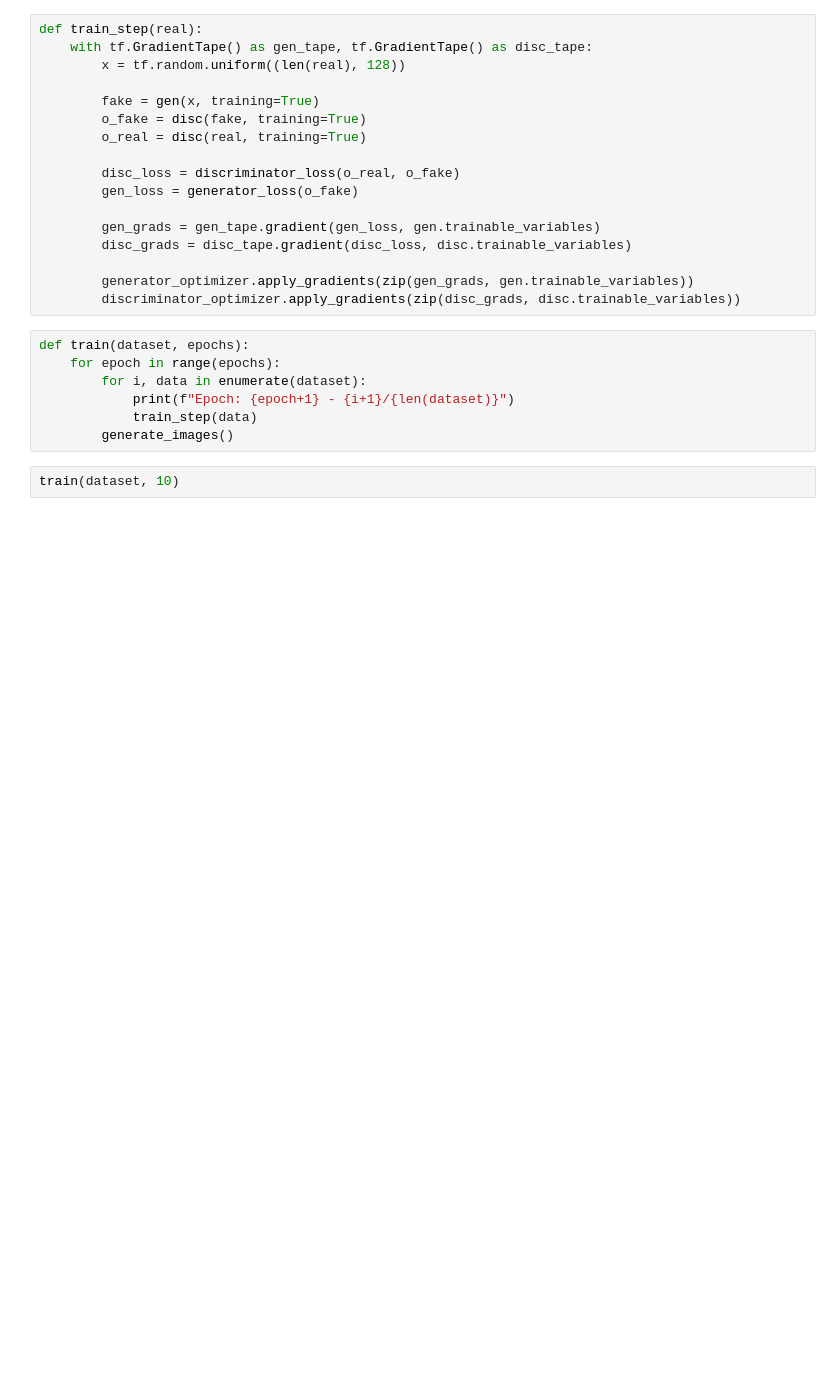
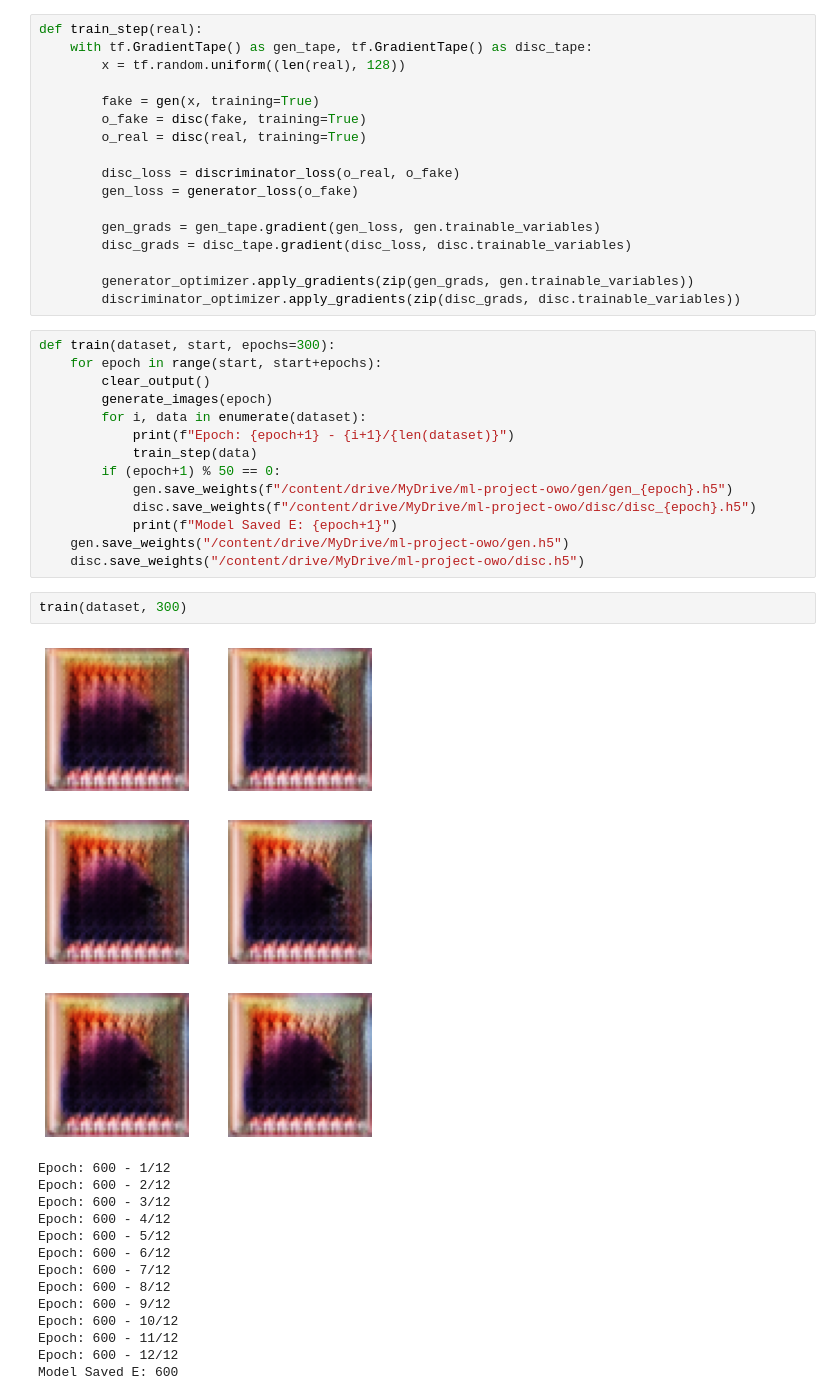
Before and after one commit to ggonzalesd/owogan, a Jupyter notebook: training.ipynb, the cells around one changed output. Saved outputs shown, nothing was run; the diff lists cells and outputs as text; blank space fills up the shorter version.

```diff
--- a/training.ipynb
+++ b/training.ipynb
@@ -190,13 +229,35 @@ def train_step(real):
 
         generator_optimizer.apply_gradients(zip(gen_grads, gen.trainable_variables))
         discriminator_optimizer.apply_gradients(zip(disc_grads, disc.trainable_variables))
-# %%
-def train(dataset, epochs):
-    for epoch in range(epochs):
-        for i, data in enumerate(dataset):
-            print(f"Epoch: {epoch+1} - {i+1}/{len(dataset)}")
-            train_step(data)
-        generate_images()
+# %%
+def train(dataset, start, epochs=300):
+    for epoch in range(start, start+epochs):
+        clear_output()
+        generate_images(epoch)
+        for i, data in enumerate(dataset):
+            print(f"Epoch: {epoch+1} - {i+1}/{len(dataset)}")
+            train_step(data)
+        if (epoch+1) % 50 == 0:
+            gen.save_weights(f"/content/drive/MyDrive/ml-project-owo/gen/gen_{epoch}.h5")
+            disc.save_weights(f"/content/drive/MyDrive/ml-project-owo/disc/disc_{epoch}.h5")
+            print(f"Model Saved E: {epoch+1}")
+    gen.save_weights("/content/drive/MyDrive/ml-project-owo/gen.h5")
+    disc.save_weights("/content/drive/MyDrive/ml-project-owo/disc.h5")
 # %%
-train(dataset, 10)
+train(dataset, 300)
+# %% [output]
+[figure, added]
+Epoch: 600 - 1/12
+Epoch: 600 - 2/12
+Epoch: 600 - 3/12
+Epoch: 600 - 4/12
+Epoch: 600 - 5/12
+Epoch: 600 - 6/12
+Epoch: 600 - 7/12
+Epoch: 600 - 8/12
+Epoch: 600 - 9/12
+Epoch: 600 - 10/12
+Epoch: 600 - 11/12
+Epoch: 600 - 12/12
+Model Saved E: 600
 # %%
```
Also changed, not shown: parts of 9 cells of this notebook.
